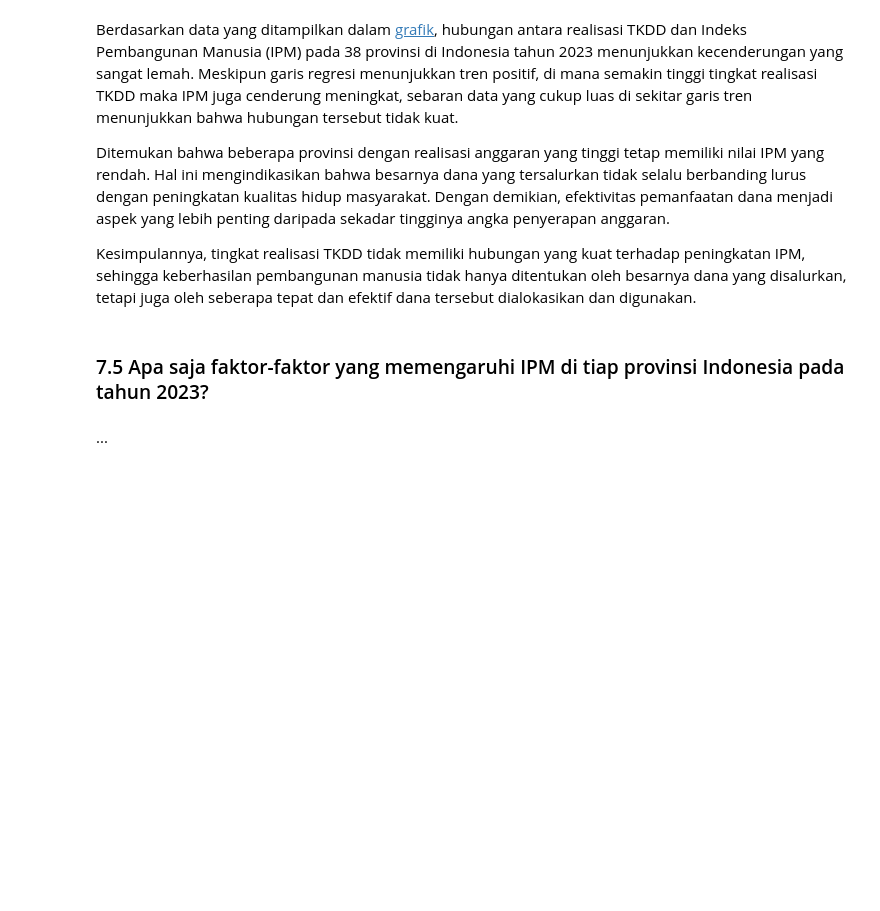
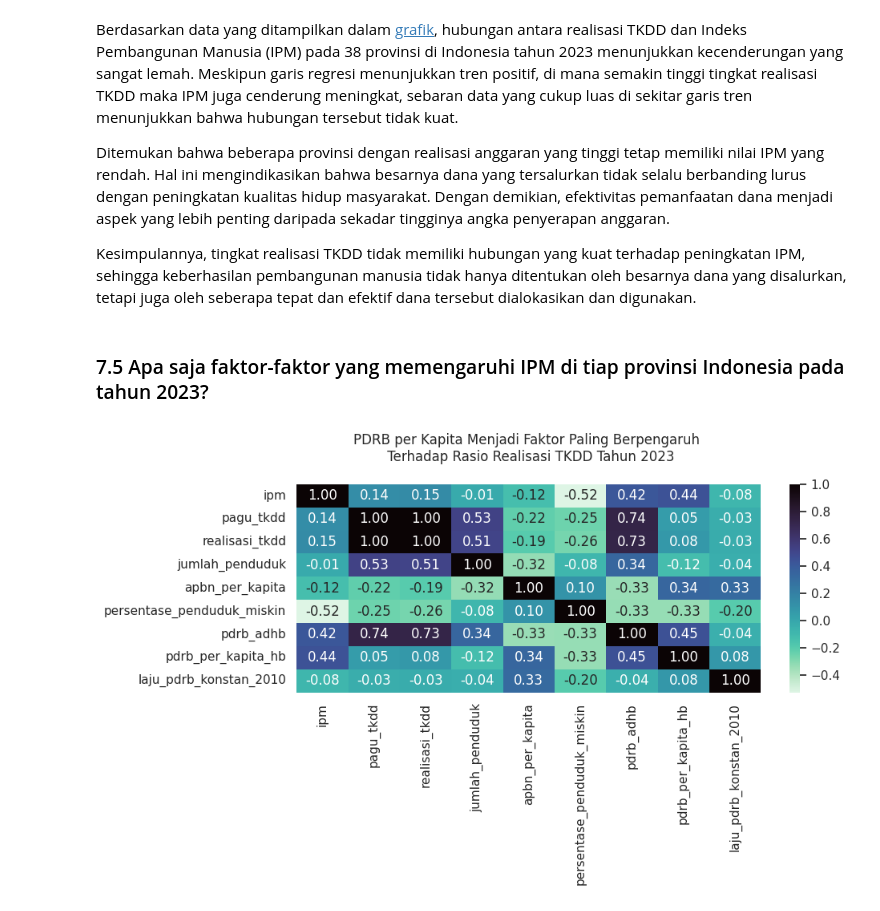
Before and after one commit to badzlan/techfest-elims, a Jupyter notebook: EDA_tipiel_IPB.ipynb, the cells around one changed output. Drawn from its saved outputs; the diff is of its cells as text; code cells hidden in the pictures; blank space fills up the shorter version.

Commit message:
Answer 7.1 and 7.5 + Visualization

```diff
--- a/EDA_tipiel_IPB.ipynb
+++ b/EDA_tipiel_IPB.ipynb
@@ -659,5 +696,19 @@ Ditemukan bahwa beberapa provinsi dengan realisasi anggaran yang tinggi tetap me
 Kesimpulannya, tingkat realisasi TKDD tidak memiliki hubungan yang kuat terhadap peningkatan IPM, sehingga keberhasilan pembangunan manusia tidak hanya ditentukan oleh besarnya dana yang disalurkan, tetapi juga oleh seberapa tepat dan efektif dana tersebut dialokasikan dan digunakan.
 # %% [markdown]
 ### 7.5 Apa saja faktor-faktor yang memengaruhi IPM di tiap provinsi Indonesia pada tahun 2023?
-# %% [markdown]
-...
+# %%
+cols = ['ipm', 'pagu_tkdd', 'realisasi_tkdd', 'jumlah_penduduk',
+       'apbn_per_kapita', 'persentase_penduduk_miskin', 'pdrb_adhb',
+       'pdrb_per_kapita_hb', 'laju_pdrb_konstan_2010']
+
+# hitung korelasi
+corr_matrix = df[cols].corr()
+
+# visualisasi korelasi
+plt.figure(figsize=(10, 6))
+sns.heatmap(corr_matrix, annot=True, cmap='mako_r', fmt=".2f")
+plt.title('PDRB per Kapita Menjadi Faktor Paling Berpengaruh \n Terhadap Rasio Realisasi TKDD Tahun 2023\n')
+plt.tight_layout()
+plt.show()
+# %% [output]
+[figure, added]
```
Also changed, not shown: parts of 4 cells of this notebook.
